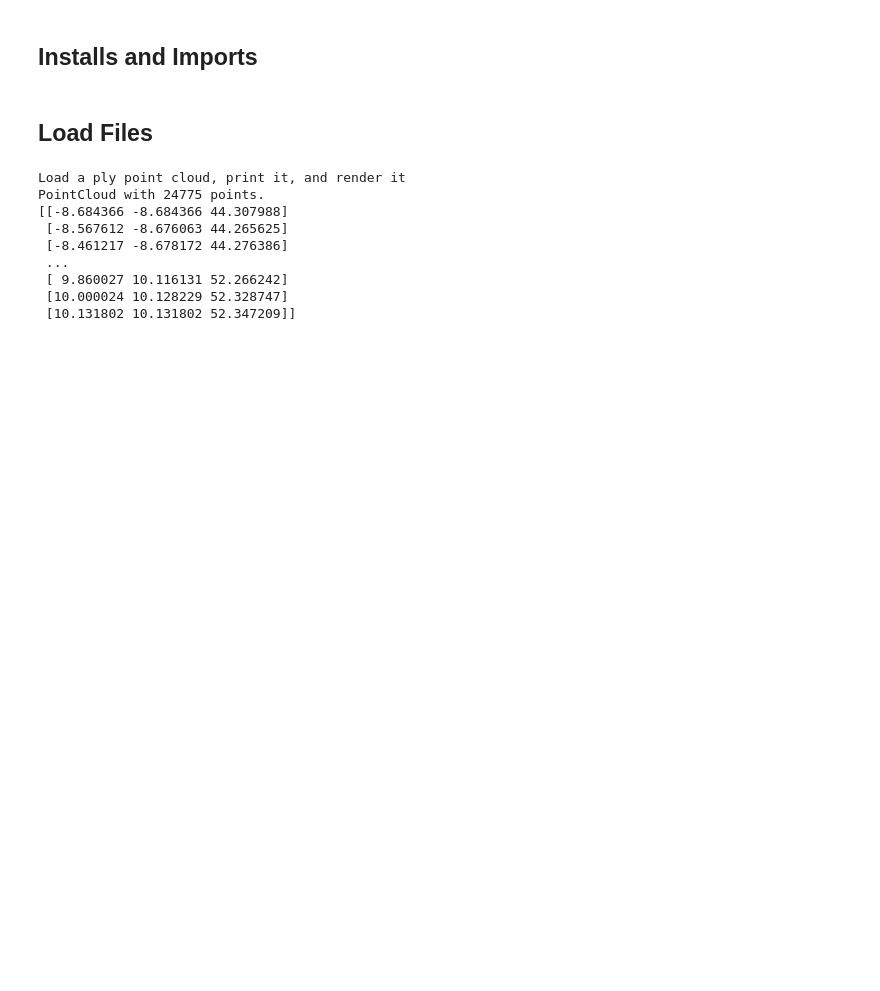
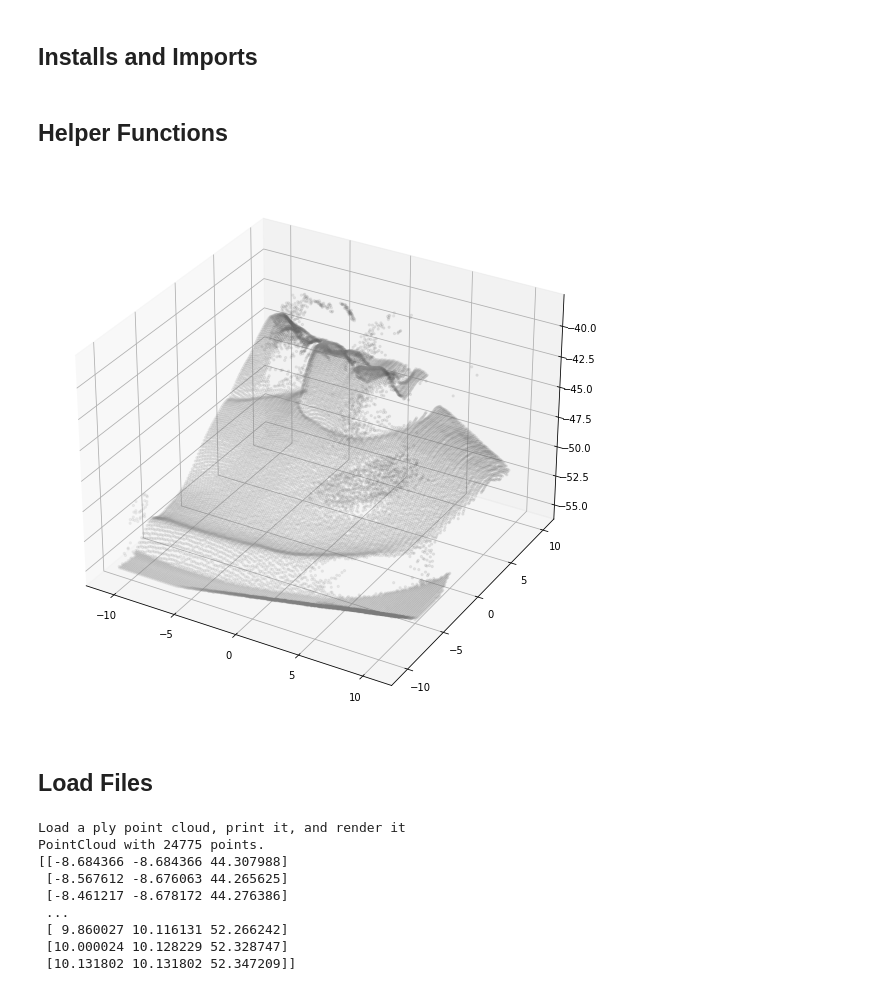
Before and after one commit to BasianLesi/02507-Project_work_Image_Analysis_and_Computer_Graphics, a Jupyter notebook: notebooks/TIM_PointClouds_v_1_0.ipynb, the cells around one changed output. Drawn from its saved outputs; the diff is of its cells as text; code cells hidden in the pictures; blank space fills up the shorter version.

Commit message:
Wrote function to plot point clouds easier

```diff
--- a/notebooks/TIM_PointClouds_v_1_0.ipynb
+++ b/notebooks/TIM_PointClouds_v_1_0.ipynb
@@ -10,3 +14,29 @@ from sklearn import cluster, datasets, mixture
+# %% [markdown]
+## Helper Functions
+# %%
+# Inputs:
+#    cloud: either open3d cloud or numpy array
+#    color: array for colors, leave None for default colors
+#    mirrorX/mirrorY/mirrorZ: boolean, to mirror the plot alongside the respective axis
+
+def plotCloud(cloud, color = None, mirrorX = False, mirrorY = False, mirrorZ = False):
+    fig = plt.figure(figsize=(10,10))
+    ax = fig.add_subplot(111, projection='3d')
+
+    points = []
+    if(type(cloud) == "numpy.ndarray"): # if cloud is array
+        points = cloud
+    else: #if cloud is open3d cloud
+        points = np.asarray(pcd.points)
+        if color == None:
+            color = cloud.colors
+
+    ax.scatter(points[:,0]*-(mirrorX*2-1),points[:,1]*-(mirrorY*2-1),points[:,2]*-(mirrorZ*2-1), c = color, marker = ".", alpha = 0.1)
+    plt.show()
+
+#plotCloud(pcd, mirrorY = True, mirrorZ = True)
+# %% [output]
+[figure, added]
 # %% [markdown]
 ## Load Files
 # %%
```
Also changed, not shown: parts of 5 cells of this notebook.
